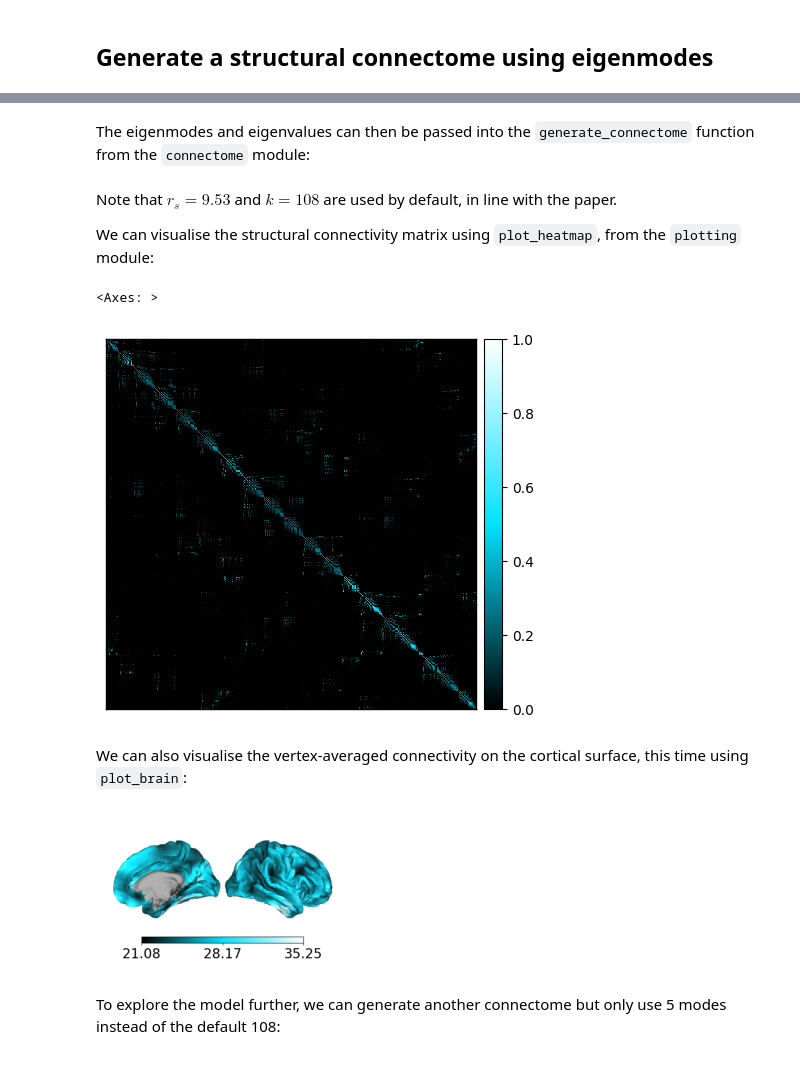
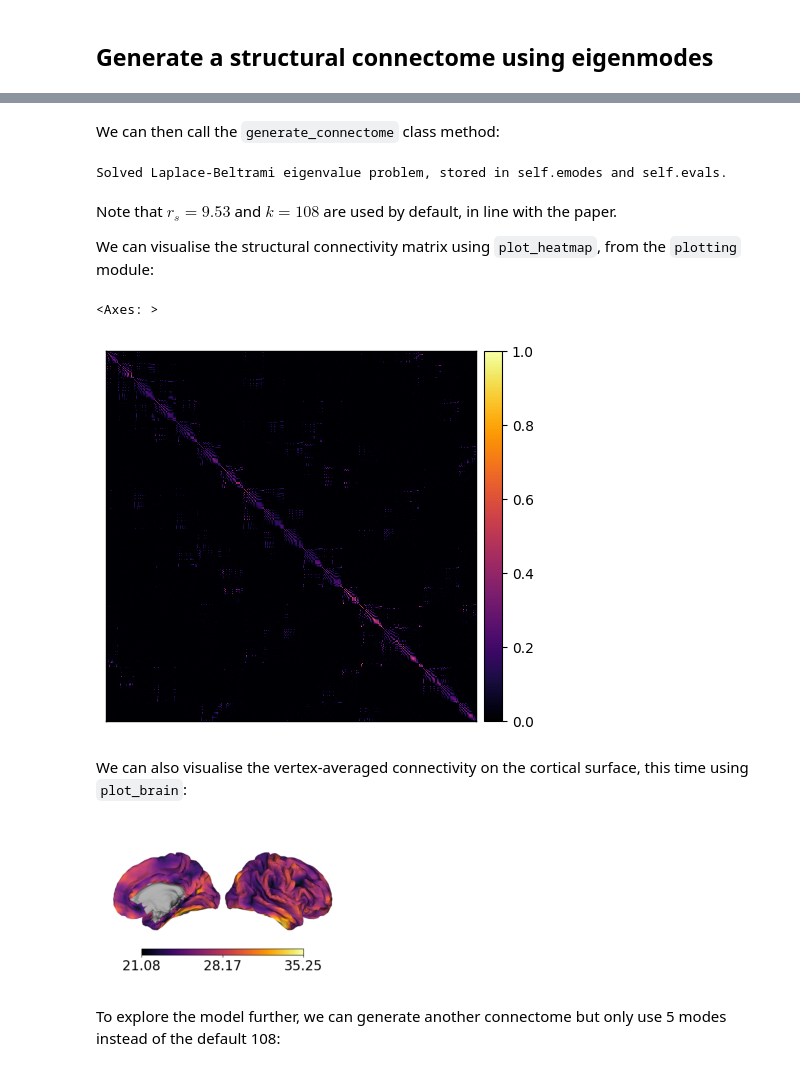
Before and after one commit to VictorBarnes/neuromodes, a Jupyter notebook: docs/tutorials/GEM.ipynb, the cells around one changed output, grey strips where cells are left out. Cells and saved outputs as stored; diff of their text form; code cells hidden in the pictures.

```diff
--- a/docs/tutorials/GEM.ipynb
+++ b/docs/tutorials/GEM.ipynb
@@ -29,40 +25,41 @@ cmap = LinearSegmentedColormap.from_list('frank', ["#000000","#03e2ff", "#ffffff
 # %%
 # Load cortical surface and medial wall mask
-rh_surf = load_data('surf', species='human', template='fsLR', density='4k', hemi='R')
-medmask = load_data('medmask', species='human', template='fsLR', density='4k', hemi='R')
+rh_surf = load_data('surf', density='4k', hemi='R')
+medmask = load_data('medmask', density='4k', hemi='R')
 
 # Initialize solver with surface
 solver = EigenSolver(rh_surf, mask=medmask, n_modes=200)
-solver.solve()
 # %% [markdown]
-The eigenmodes and eigenvalues can then be passed into the `generate_connectome` function from the `connectome` module:
+We can then call the `generate_connectome` class method:
 # %%
-G = generate_connectome(solver.emodes, solver.evals)
+G = solver.generate_connectome()
+# %% [output]
+Solved Laplace-Beltrami eigenvalue problem, stored in self.emodes and self.evals.
 # %% [markdown]
 Note that $r_s=9.53$ and $k=108$ are used by default, in line with the paper.
 
 We can visualise the structural connectivity matrix using `plot_heatmap`, from the `plotting` module:
 # %%
-plot_heatmap(G, cmap=cmap, cbar=True)
+plot_heatmap(G, cmap='inferno', cbar=True)
 # %% [output]
 <Axes: >
-[figure, old version]
+[figure, new version]
 # %% [markdown]
 We can also visualise the vertex-averaged connectivity on the cortical surface, this time using `plot_brain`:
 # %%
 nodal_sc = G.sum(axis=0)
 
 # Path to surface
 rh_surfpath = files('nsbtools.data') / 'sp-human_tpl-fsLR_den-4k_hemi-R_midthickness.surf.gii'
 
 plot_surf(
     rh_surfpath,
     unmask(nodal_sc, medmask),
-    cmap=cmap,
+    cmap='inferno',
     cbar=True
 )
 # %% [output]
-[figure, old version]
+[figure, new version]
 # %% [markdown]
 To explore the model further, we can generate another connectome but only use 5 modes instead of the default 108:
 # %%
```
Also changed, not shown: parts of 4 cells of this notebook, 24 other files.
